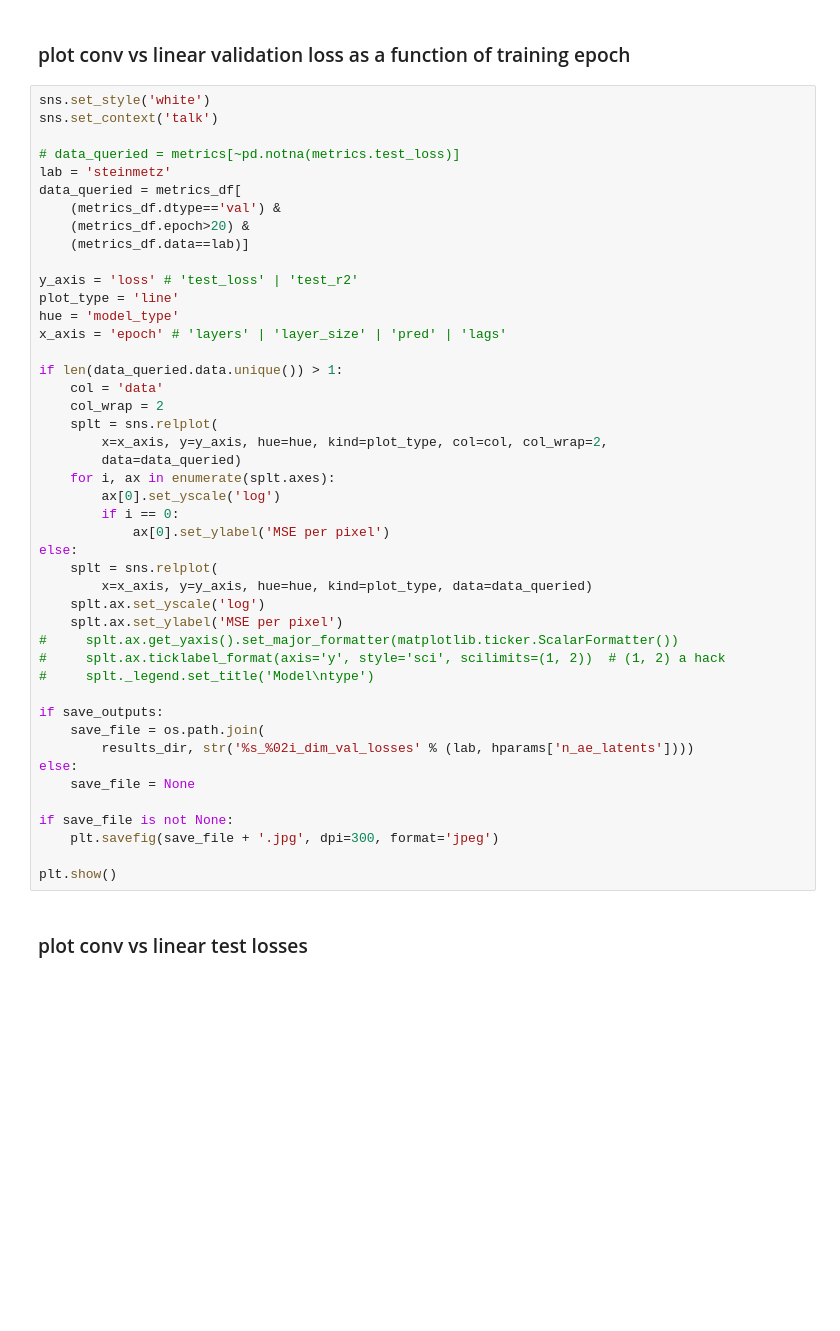
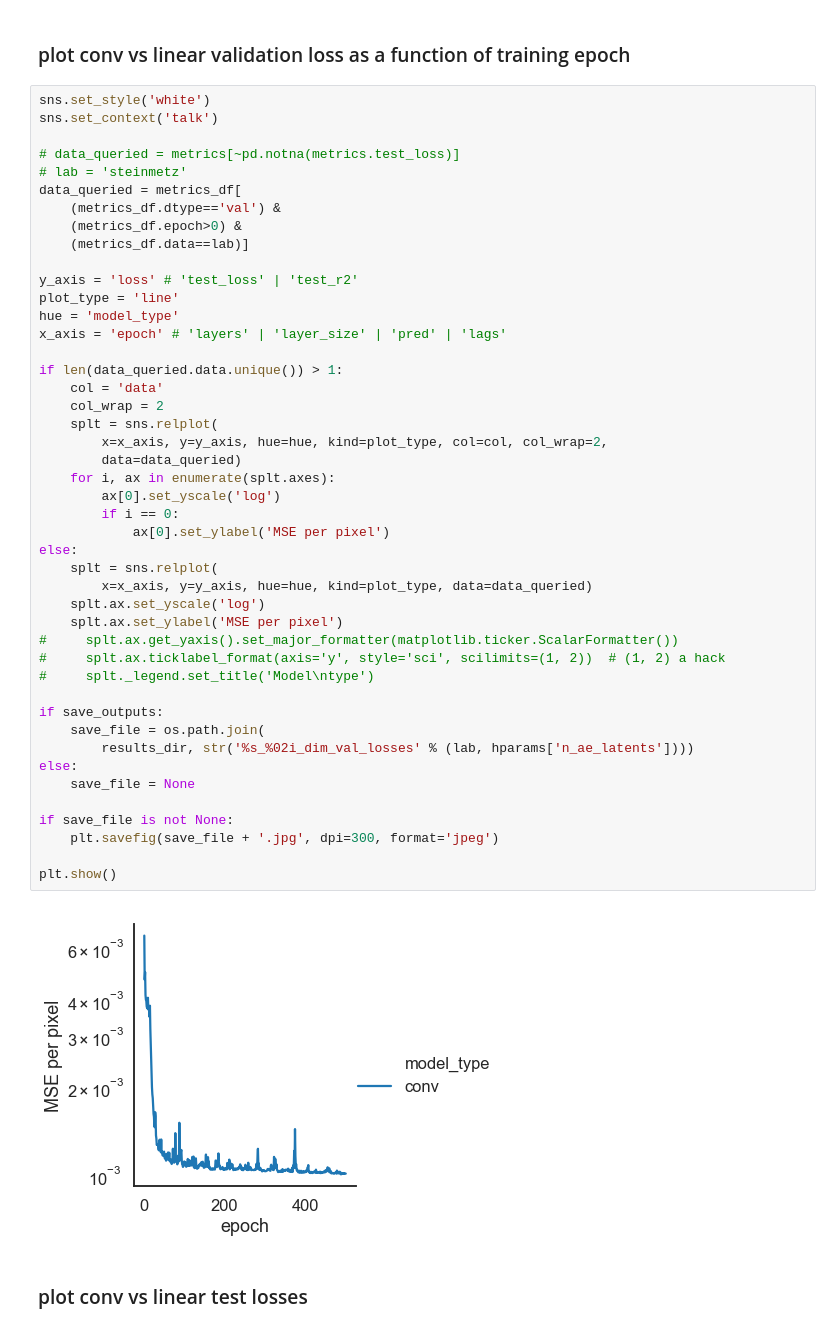
Before and after one commit to themattinthehatt/behavenet, a Jupyter notebook: behavenet/analyses/notebooks/ae_analysis_notebook.ipynb, the cells around one changed output. Drawn from its saved outputs; the diff is of its cells as text; blank space fills up the shorter version.

```diff
--- a/behavenet/analyses/notebooks/ae_analysis_notebook.ipynb
+++ b/behavenet/analyses/notebooks/ae_analysis_notebook.ipynb
@@ -64,10 +66,10 @@ sns.set_style('white')
 sns.set_context('talk')
 
 # data_queried = metrics[~pd.notna(metrics.test_loss)]
-lab = 'steinmetz'
+# lab = 'steinmetz'
 data_queried = metrics_df[
     (metrics_df.dtype=='val') &
-    (metrics_df.epoch>20) &
+    (metrics_df.epoch>0) &
     (metrics_df.data==lab)]
 
 y_axis = 'loss' # 'test_loss' | 'test_r2'
@@ -77,33 +79,35 @@ x_axis = 'epoch' # 'layers' | 'layer_size' | 'pred' | 'lags'
 
 if len(data_queried.data.unique()) > 1:
     col = 'data'
     col_wrap = 2
     splt = sns.relplot(
         x=x_axis, y=y_axis, hue=hue, kind=plot_type, col=col, col_wrap=2,
         data=data_queried)
     for i, ax in enumerate(splt.axes):
         ax[0].set_yscale('log')
         if i == 0:
             ax[0].set_ylabel('MSE per pixel')
 else:
     splt = sns.relplot(
         x=x_axis, y=y_axis, hue=hue, kind=plot_type, data=data_queried)
     splt.ax.set_yscale('log')
     splt.ax.set_ylabel('MSE per pixel')
 #     splt.ax.get_yaxis().set_major_formatter(matplotlib.ticker.ScalarFormatter())
 #     splt.ax.ticklabel_format(axis='y', style='sci', scilimits=(1, 2))  # (1, 2) a hack
 #     splt._legend.set_title('Model\ntype')
 
 if save_outputs:
     save_file = os.path.join(
         results_dir, str('%s_%02i_dim_val_losses' % (lab, hparams['n_ae_latents'])))
 else:
     save_file = None
 
 if save_file is not None:
     plt.savefig(save_file + '.jpg', dpi=300, format='jpeg')
 
 plt.show()
+# %% [output]
+[figure, added]
 # %% [markdown]
 ### plot conv vs linear test losses
 # %%
```
Also changed, not shown: parts of 3 cells of this notebook, 9 other files.
